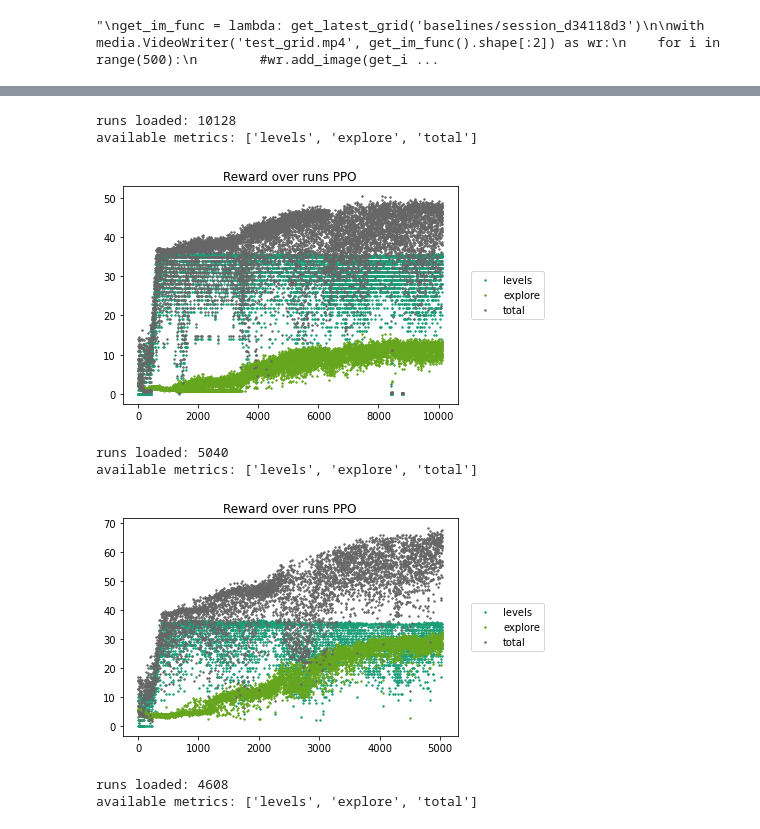
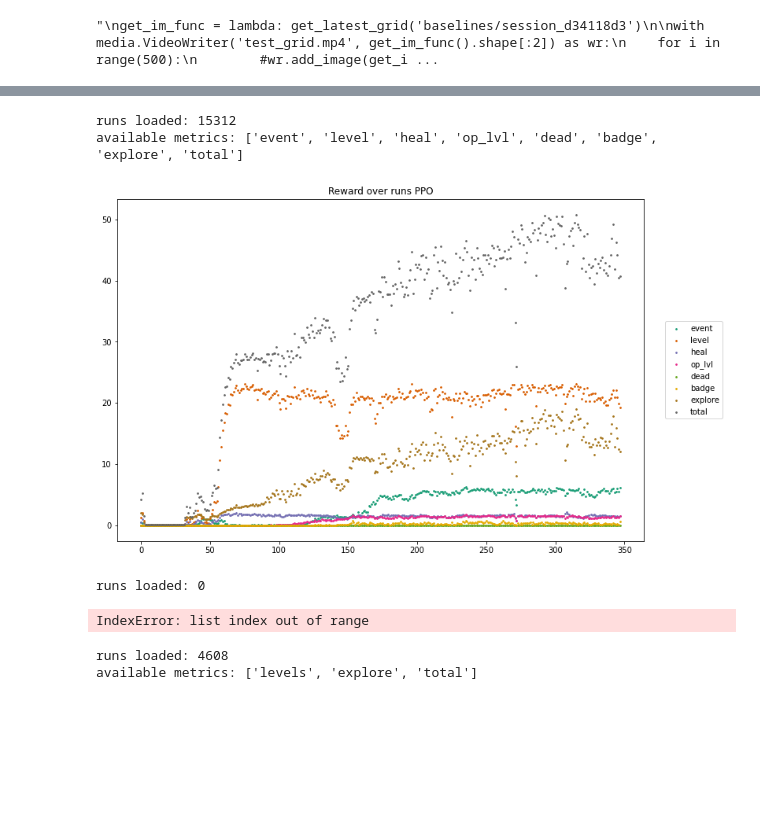
Before and after one commit to PWhiddy/PokemonRedExperiments, a Jupyter notebook: VisualizeProgress.ipynb, the cells around one changed output, grey strips where cells are left out. Saved outputs shown, nothing was run; the diff lists cells and outputs as text; code cells hidden in the pictures; blank space fills up the shorter version.

```diff
--- a/VisualizeProgress.ipynb
+++ b/VisualizeProgress.ipynb
@@ -78,13 +78,14 @@ def plot_runs(
     cm = plt.get_cmap('Dark2')
     cNorm  = colors.Normalize(vmin=0, vmax=NUM_COLORS-1)
     scalarMap = mplcm.ScalarMappable(norm=cNorm, cmap=cm)
-    fig = plt.figure()
+    fig = plt.figure(figsize = (12, 8))
+
     ax = fig.add_subplot(111)
     ax.set_prop_cycle(color=[scalarMap.to_rgba(i) for i in range(NUM_COLORS)])
 
     for i, m in enumerate(use_keys):
         add_plot(
-            np.array(metrics[m]), m, 1.0, 4.0, plot_line, plot_fit
+            np.array(metrics[m]), m, 1.0, 3.0, plot_line, plot_fit
         )
 
     plt.title('Reward over runs PPO')
@@ -134,17 +130,17 @@ runs loaded: 10112
 # %%
 plot_runs(
-    load_run_data('baselines/session_3e341821'),
+    load_run_data('baselines/session_e41c9eff'),
     use_keys=None,
     plot_line=False,
     plot_fit=False,
     start=0,
-    group_runs=1,
+    group_runs=44,
     agg_func=np.mean
 )
 # %% [output]
-runs loaded: 10128
-available metrics: ['levels', 'explore', 'total']
+runs loaded: 15312
+available metrics: ['event', 'level', 'heal', 'op_lvl', 'dead', 'badge', 'explore', 'total']
-[figure, old version]
+[figure, new version]
 # %%
 plot_runs(
     load_run_data('baselines/session_812437f3_3k_explore'),
@@ -156,9 +152,8 @@ plot_runs(
     agg_func=np.mean
 )
 # %% [output]
-runs loaded: 5040
-available metrics: ['levels', 'explore', 'total']
+runs loaded: 0
-[figure, removed]
+IndexError: list index out of range
 # %%
 
 plot_runs(
```
Also changed, not shown: parts of 4 cells of this notebook, 3 other files.
